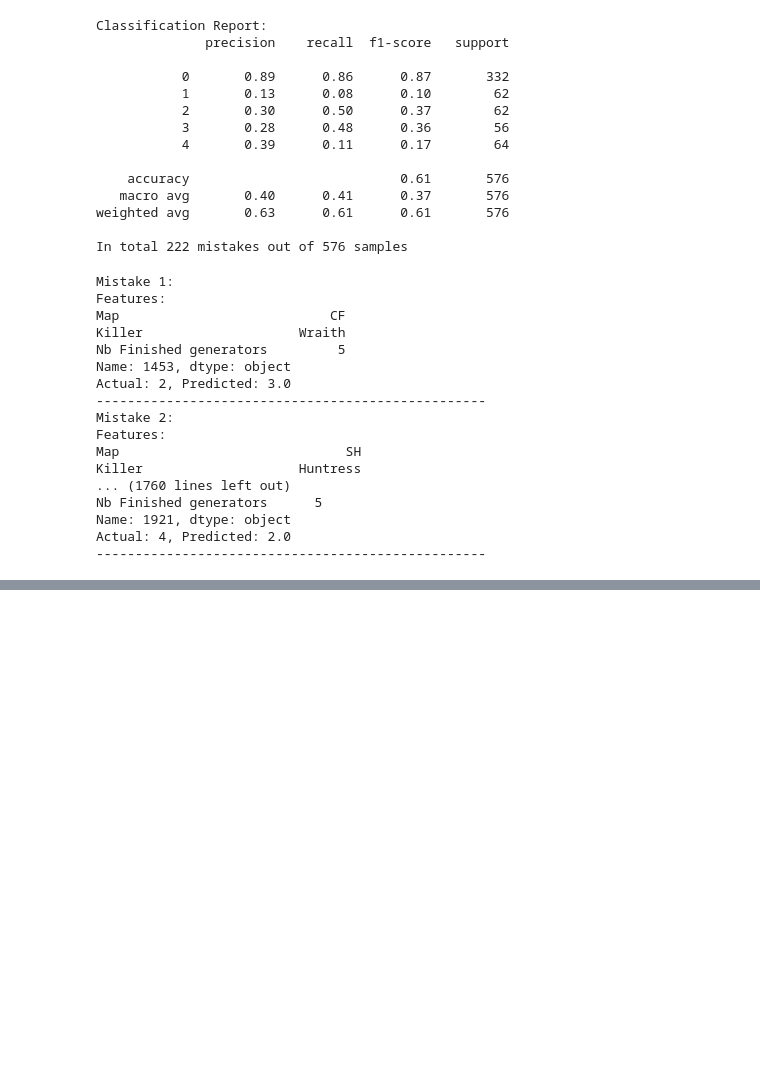
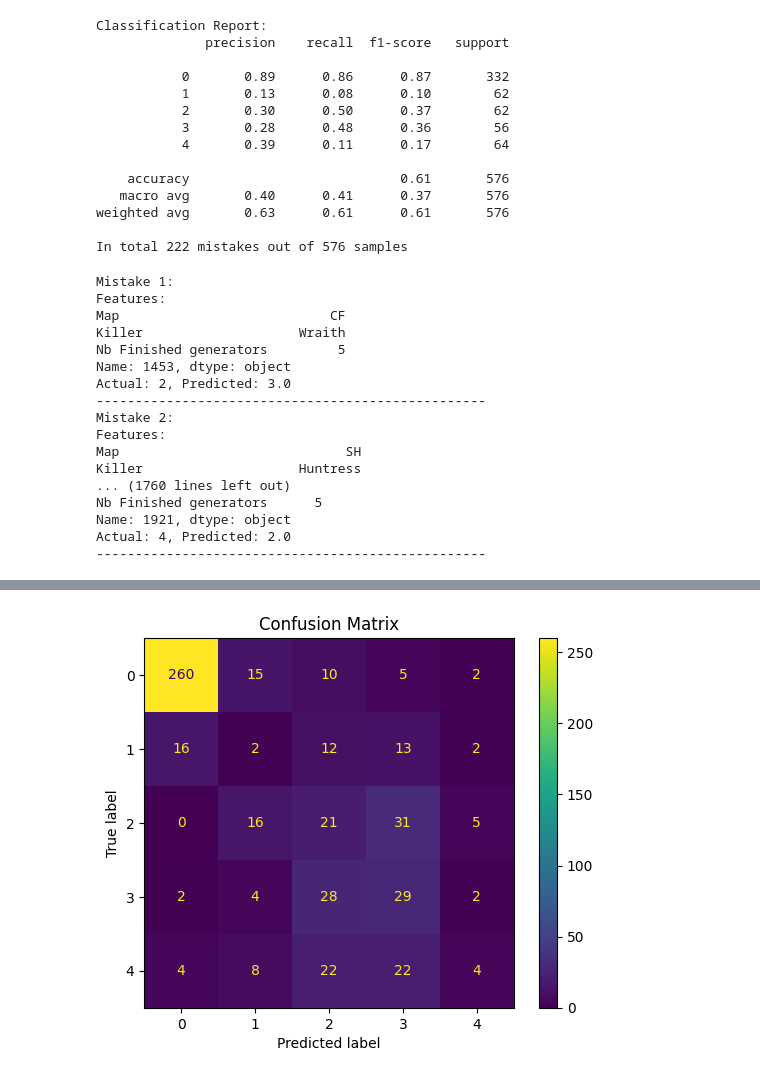
Before and after one commit to doubavitch/Dead-by-Daylight-Predictions, a Jupyter notebook: Dead by Daylight Predictions.ipynb, the cells around one changed output, grey strips where cells are left out. Drawn from its saved outputs; the diff is of its cells as text; code cells hidden in the pictures; blank space fills up the shorter version.

Commit message:
added prediction without 'killer dc'

```diff
--- a/Dead by Daylight Predictions.ipynb
+++ b/Dead by Daylight Predictions.ipynb
@@ -335,0 +336,82 @@ filter rounds with a killer dc as it biases the escapes
+# %%
+# Filter out matches where 'Comments' contains 'Killer DC'
+data = data[~data['Comments'].str.contains('Killer DC', na=False)]
+
+# Create the new target variable: number of survivors escaping through exit gates
+data['Nb Exit Gate Escapes'] = data['Nb Escaped Survivors'] - data['Nb Hatch escapes']
+
+# Define features and target
+features = data.drop(columns=['Nb Escaped Survivors', 'Nb Hatch escapes', 'Comments', 'SBMM', 'Season', 'Nb Exit Gate Escapes'])
+target = data['Nb Exit Gate Escapes']
+
+# Identify categorical columns
+categorical_cols = features.select_dtypes(include=['object']).columns.tolist()
+
+# Define the preprocessor
+preprocessor = ColumnTransformer(
+    transformers=[
+        ('cat', OneHotEncoder(handle_unknown='ignore'), categorical_cols)
+    ],
+    remainder='passthrough'
+)
+
+# Create the model pipeline
+model = Pipeline(steps=[
+    ('preprocessor', preprocessor),
+    ('regressor', RandomForestRegressor(n_estimators=100, random_state=42))
+])
+
+# Split the data into training and testing sets
+X_train, X_test, y_train, y_test = train_test_split(features, target, test_size=0.2, random_state=42)
+
+# Train the model
+model.fit(X_train, y_train)
+
+# Make predictions
+y_pred = np.round(model.predict(X_test)).clip(0, 4)  # to have an integer between 0 and 4 as output
+
+# Evaluate the model
+mse = mean_squared_error(y_test, y_pred)
+r2 = r2_score(y_test, y_pred)
+
+print(f'Mean Squared Error: {mse}')
+print(f'R^2 Score: {r2}')
+
+# Example prediction
+example = X_test.iloc[0:1]
+predicted_exit_gate_escapes = np.round(model.predict(example)).clip(0, 4)
+actual_exit_gate_escapes = y_test.iloc[0]
+print(f'Given features: \n{example}')
+print(f'Predicted number of survivors escaping through exit gates for this round: {predicted_exit_gate_escapes[0]}')
+print(f'Actual number of survivors escaping through exit gates for this round: {actual_exit_gate_escapes}')
+
+# Confusion Matrix
+class_names = np.arange(0, 5)
+conf_matrix = confusion_matrix(y_test, y_pred, labels=class_names)
+disp = ConfusionMatrixDisplay(confusion_matrix=conf_matrix, display_labels=class_names)
+disp.plot(cmap='viridis')
+plt.title('Confusion Matrix')
+plt.show()
+
+# Classification Report
+print('Classification Report:')
+print(classification_report(y_test, y_pred))
+
+# Save the model
+joblib.dump(model, 'dbd_exit_gate_escape_prediction_model_no_killer_dc.pkl')
+
+# Error analysis
+err = []
+for i in range(len(y_test)):
+    if y_test.iloc[i] != y_pred[i]:
+        err.append(i)
+
+print(f'In total {len(err)} mistakes out of {len(y_test)} samples')
+
+for i in tqdm(range(len(err))):
+    index = err[i]
+    print(f'Mistake {i+1}:')
+    print(f'Features: \n{X_test.iloc[index]}')
+    print(f'Actual: {y_test.iloc[index]}, Predicted: {y_pred[index]}')
+    print('-' * 50)
+# %% [output]
@@ -335,0 +425 @@ filter rounds with a killer dc as it biases the escapes
+[figure, added]
```
Also changed, not shown: parts of 4 cells of this notebook.
